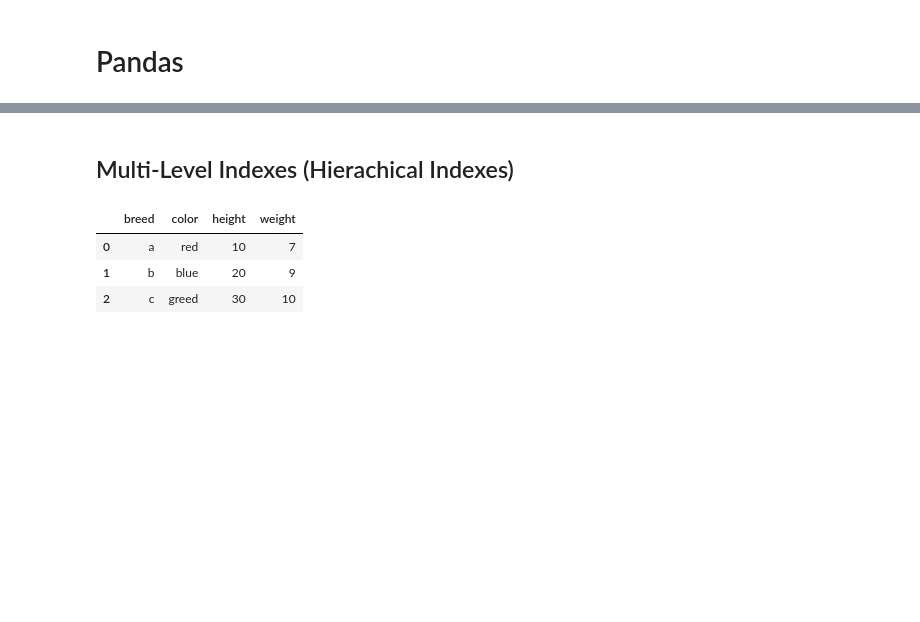
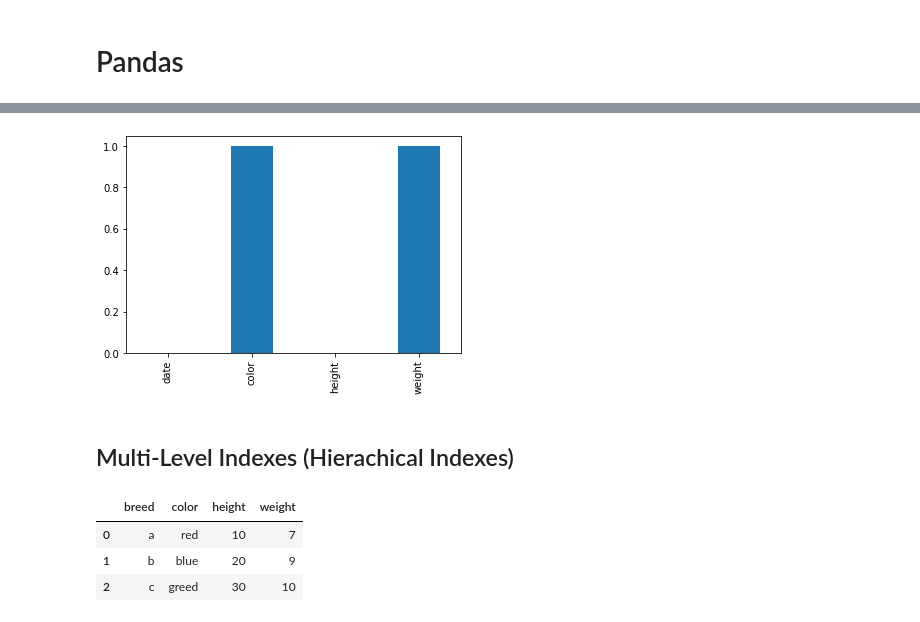
Before and after one commit to gabrielwithappy/python_study, a Jupyter notebook: Python_Basic.ipynb, the cells around one changed output, grey strips where cells are left out. Saved outputs shown, nothing was run; the diff lists cells and outputs as text; code cells hidden in the pictures; blank space fills up the shorter version.

```diff
--- a/Python_Basic.ipynb
+++ b/Python_Basic.ipynb
@@ -5,3 +91,9 @@
+# %%
+import matplotlib.pyplot as plt
+df.isna().sum().plot(kind='bar')
+plt.show()
+# %% [output]
+[figure, added]
 # %% [markdown]
 ## Multi-Level Indexes (Hierachical Indexes)
 # %%
```
Also changed, not shown: parts of 6 cells of this notebook.
